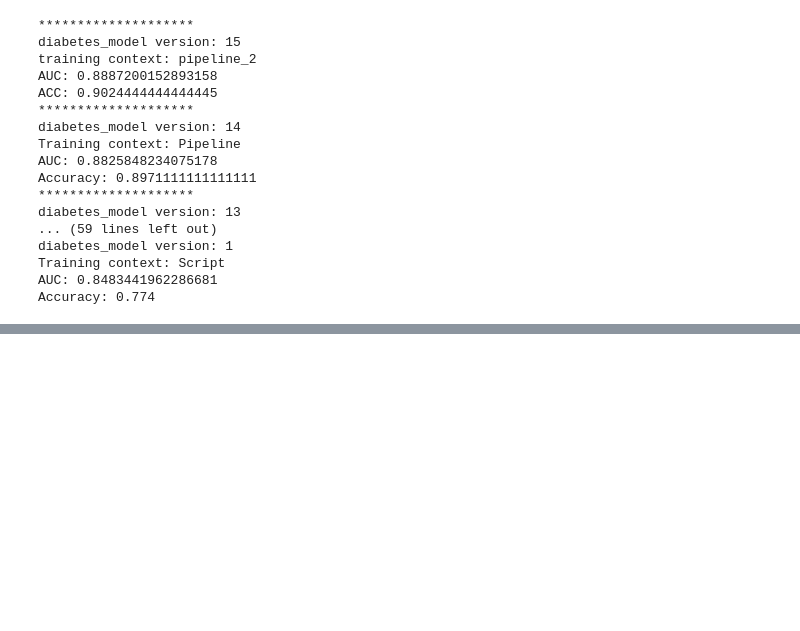
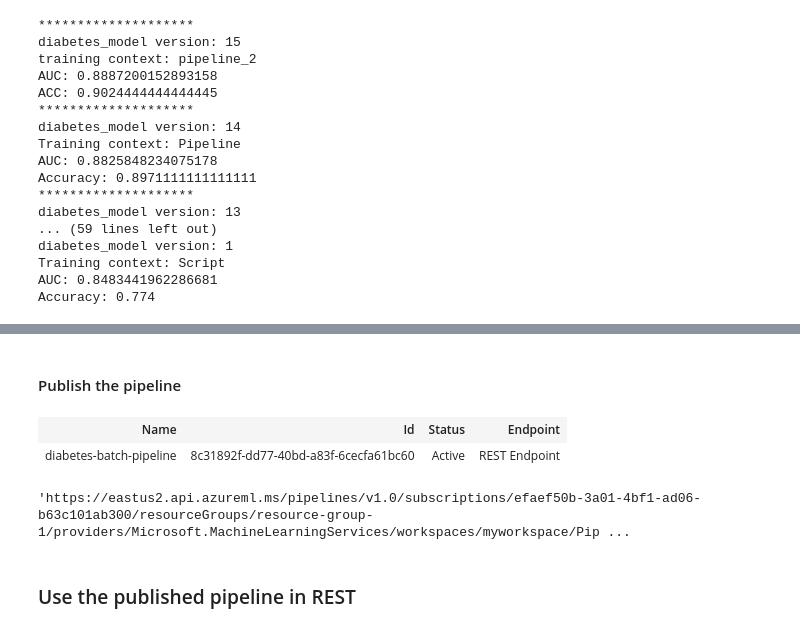
Before and after one commit to wliu40/mslearn-dp100, a Jupyter notebook: pipeline.ipynb, the cells around one changed output, grey strips where cells are left out. Drawn from its saved outputs; the diff is of its cells as text; code cells hidden in the pictures; blank space fills up the shorter version.

```diff
--- a/pipeline.ipynb
+++ b/pipeline.ipynb
@@ -380,0 +659,7 @@ Accuracy: 0.774
+# %%
+import os
+# Create a folder for the experiment files
+experiment_folder = 'batch_pipeline_2'
+os.makedirs(experiment_folder, exist_ok=True)
+
+print(experiment_folder)
@@ -380,0 +721,26 @@ Accuracy: 0.774
+# %%
+from azureml.pipeline.steps import ParallelRunConfig, ParallelRunStep
+from azureml.data import OutputFileDatasetConfig
+
+output_dir = OutputFileDatasetConfig(name='inferences')
+
+parallel_run_config = ParallelRunConfig(
+    source_directory=experiment_folder,
+    entry_script="batch_diabetes.py",
+    mini_batch_size="5",
+    error_threshold=10,
+    output_action="append_row",
+    environment=batch_env,
+    compute_target='ComputerCluster',
+    node_count=1)
+
+parallelrun_step = ParallelRunStep(
+    name='batch-score-diabetes',
+    parallel_run_config=parallel_run_config,
+    inputs=[batch_data_set.as_named_input('diabetes_batch')],
+    output=output_dir,
+    arguments=[],
+    allow_reuse=True
+)
+
+print('Steps defined')
@@ -380,0 +855,16 @@ Accuracy: 0.774
+# %% [markdown]
+#### Publish the pipeline
+# %%
+published_pipeline = pipeline_run.publish_pipeline(
+    name='diabetes-batch-pipeline', description='Batch scoring of diabetes data', version='1.0')
+
+published_pipeline
+# %% [output]
+| Name | Id | Status | Endpoint |
+| diabetes-batch-pipeline | 8c31892f-dd77-40bd-a83f-6cecfa61bc60 | Active | REST Endpoint |
+# %%
+published_pipeline.endpoint
+# %% [output]
+'https://eastus2.api.azureml.ms/pipelines/v1.0/subscriptions/efaef50b-3a01-4bf1-ad06-b63c101ab300/resourceGroups/resource-group-1/providers/Microsoft.MachineLearningServices/workspaces/myworkspace/Pip ...
+# %% [markdown]
+### Use the published pipeline in REST
```
Also changed, not shown: parts of 39 cells of this notebook, 4 other files.
